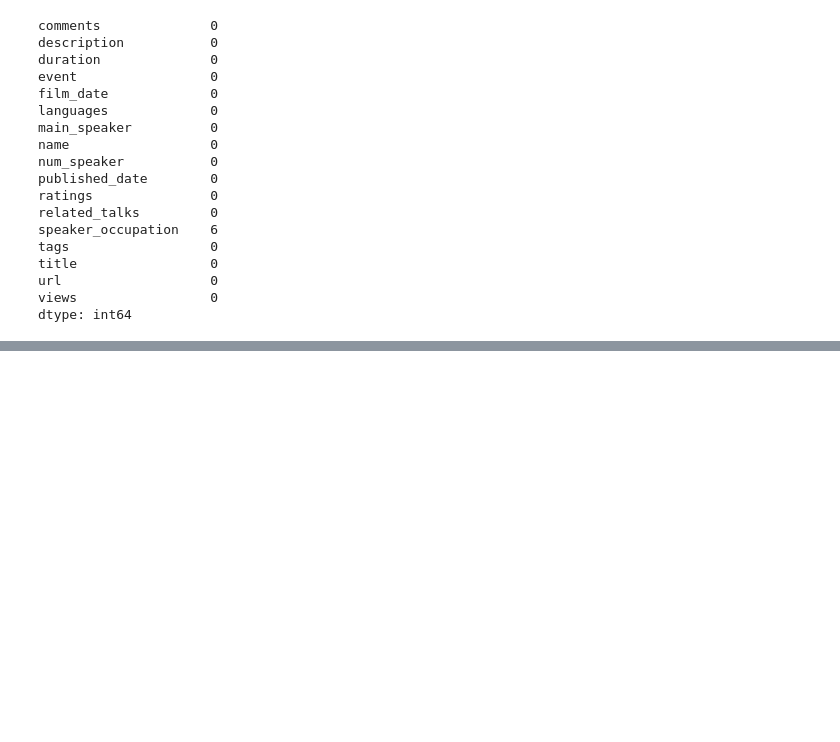
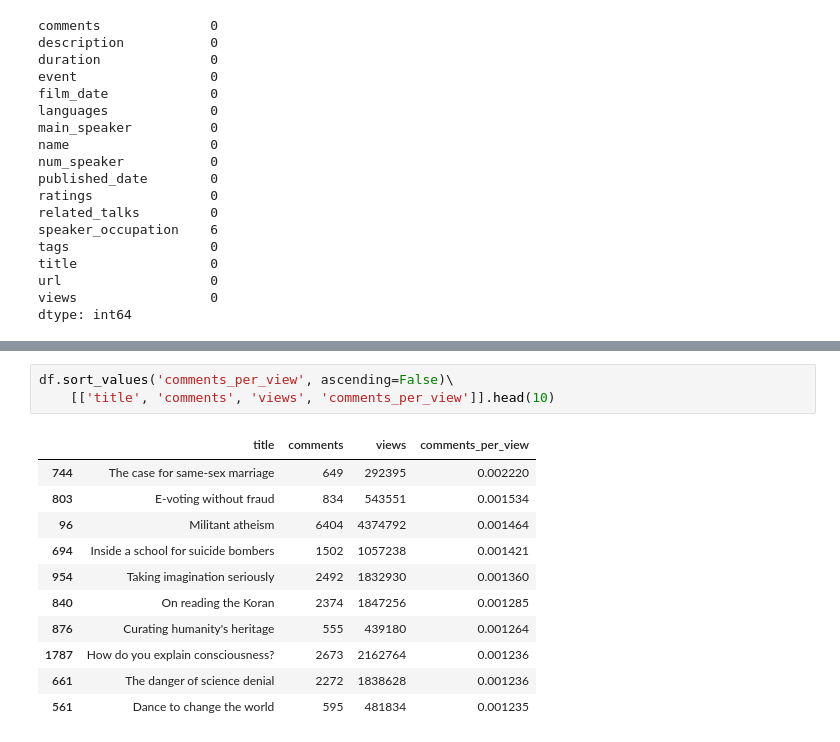
Before and after one commit to benkaan001/pandas_and_beyond, a Jupyter notebook: analyze_data/05_ted_talks.ipynb, the cells around one changed output, grey strips where cells are left out. Drawn from its saved outputs; the diff is of its cells as text; blank space fills up the shorter version.

```diff
--- a/analyze_data/05_ted_talks.ipynb
+++ b/analyze_data/05_ted_talks.ipynb
@@ -94,0 +125,15 @@ df.loc[df.speaker_occupation.isnull() == True ]
+# %%
+df.sort_values('comments_per_view', ascending=False)\
+    [['title', 'comments', 'views', 'comments_per_view']].head(10)
+# %% [output]
+|  | title | comments | views | comments_per_view |
+| 744 | The case for same-sex marriage | 649 | 292395 | 0.002220 |
+| 803 | E-voting without fraud | 834 | 543551 | 0.001534 |
+| 96 | Militant atheism | 6404 | 4374792 | 0.001464 |
+| 694 | Inside a school for suicide bombers | 1502 | 1057238 | 0.001421 |
+| 954 | Taking imagination seriously | 2492 | 1832930 | 0.001360 |
+| 840 | On reading the Koran | 2374 | 1847256 | 0.001285 |
+| 876 | Curating humanity's heritage | 555 | 439180 | 0.001264 |
+| 1787 | How do you explain consciousness? | 2673 | 2162764 | 0.001236 |
+| 661 | The danger of science denial | 2272 | 1838628 | 0.001236 |
+| 561 | Dance to change the world | 595 | 481834 | 0.001235 |
```
Also changed, not shown: parts of 14 cells of this notebook.
